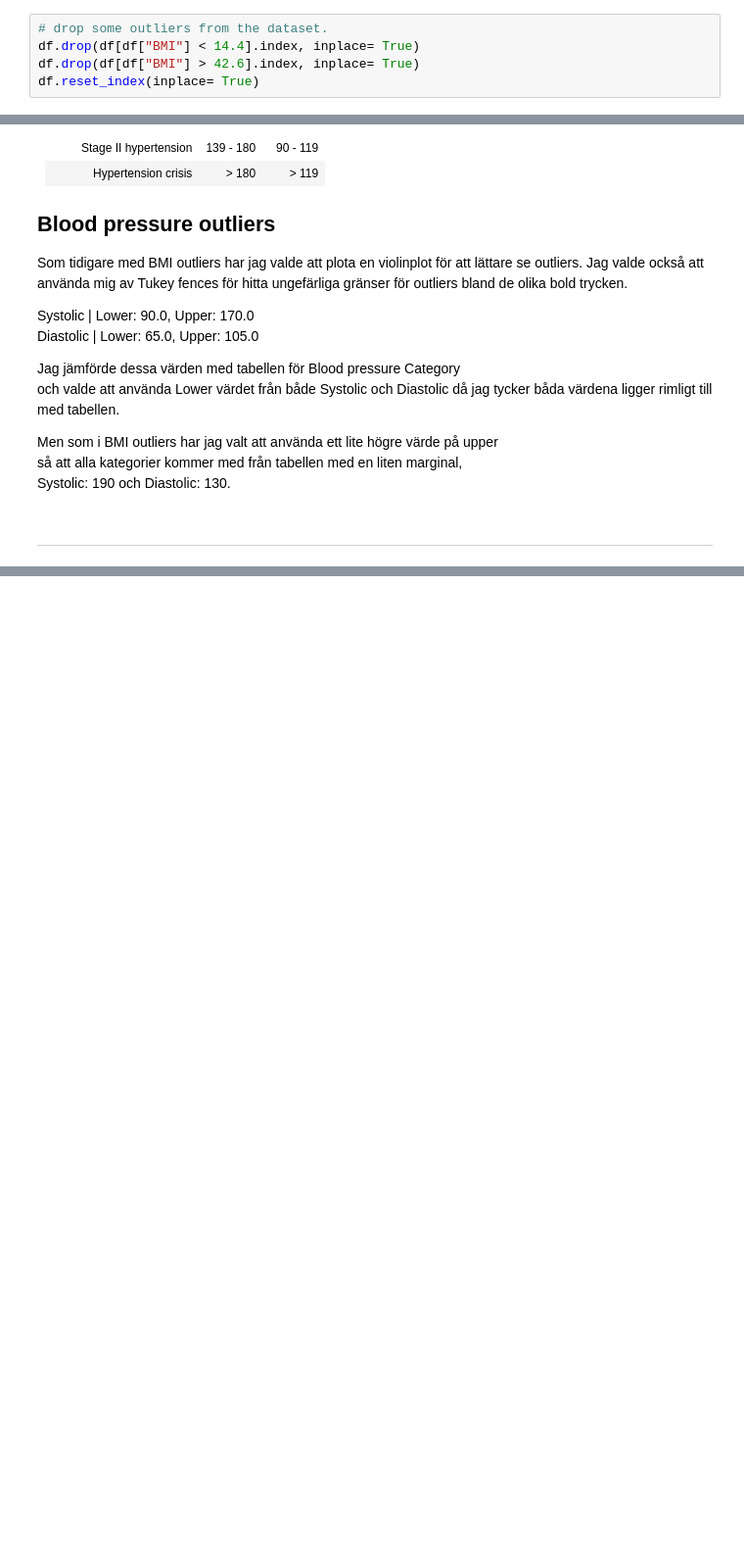
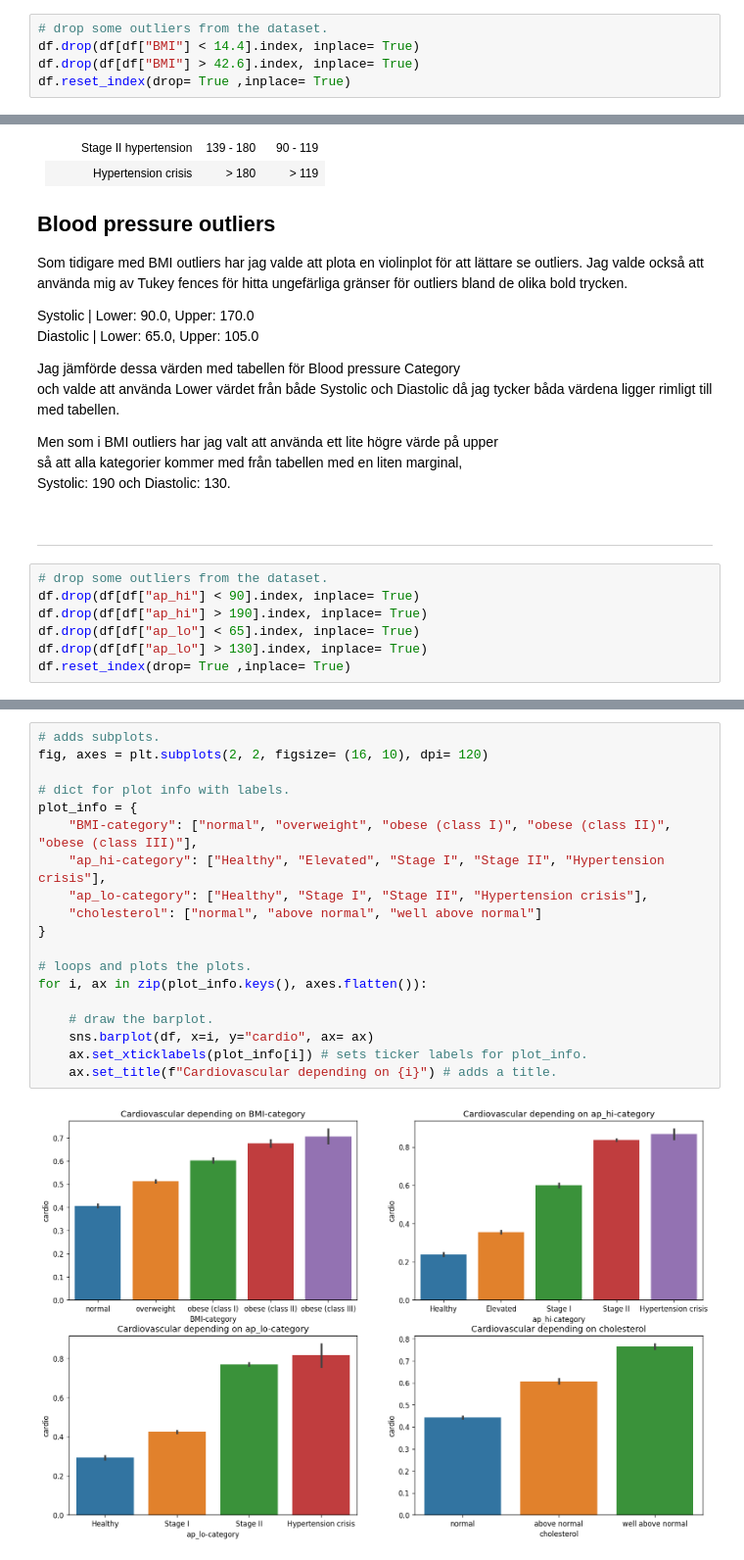
Before and after one commit to Canesp/Machine-learning-Philip-de-Canesie, a Jupyter notebook: Lab/disease_prediction.ipynb, the cells around one changed output, grey strips where cells are left out. Shown at 98% size. Cells and saved outputs as stored; diff of their text form; blank space fills up the shorter version.

```diff
--- a/Lab/disease_prediction.ipynb
+++ b/Lab/disease_prediction.ipynb
@@ -214,7 +214,7 @@ Lower: 14.4, Upper: 39.6
 # drop some outliers from the dataset.
 df.drop(df[df["BMI"] < 14.4].index, inplace= True)
 df.drop(df[df["BMI"] > 42.6].index, inplace= True)
-df.reset_index(inplace= True)
+df.reset_index(drop= True ,inplace= True)
 # %% [markdown]
 ### **b)**
 ### Skapa en kategorisk BMI-feature med kategorierna: normal range, overweight, obese (class I), obese (class II), obese (class III).
@@ -318,3 +318,10 @@ Systolic: 190 och Diastolic: 130.</p>
 </div>
 # %% [markdown]
 ---
+# %%
+# drop some outliers from the dataset.
+df.drop(df[df["ap_hi"] < 90].index, inplace= True)
+df.drop(df[df["ap_hi"] > 190].index, inplace= True)
+df.drop(df[df["ap_lo"] < 65].index, inplace= True)
+df.drop(df[df["ap_lo"] > 130].index, inplace= True)
+df.reset_index(drop= True ,inplace= True)
@@ -320,0 +370,21 @@ Systolic: 190 och Diastolic: 130.</p>
+# %%
+# adds subplots.
+fig, axes = plt.subplots(2, 2, figsize= (16, 10), dpi= 120)
+
+# dict for plot info with labels.
+plot_info = {
+    "BMI-category": ["normal", "overweight", "obese (class I)", "obese (class II)", "obese (class III)"],
+    "ap_hi-category": ["Healthy", "Elevated", "Stage I", "Stage II", "Hypertension crisis"],
+    "ap_lo-category": ["Healthy", "Stage I", "Stage II", "Hypertension crisis"],
+    "cholesterol": ["normal", "above normal", "well above normal"]
+}
+
+# loops and plots the plots.
+for i, ax in zip(plot_info.keys(), axes.flatten()):
+
+    # draw the barplot.
+    sns.barplot(df, x=i, y="cardio", ax= ax)
+    ax.set_xticklabels(plot_info[i]) # sets ticker labels for plot_info.
+    ax.set_title(f"Cardiovascular depending on {i}") # adds a title.
+# %% [output]
+[figure, added]
```
Also changed, not shown: parts of 4 cells of this notebook.
